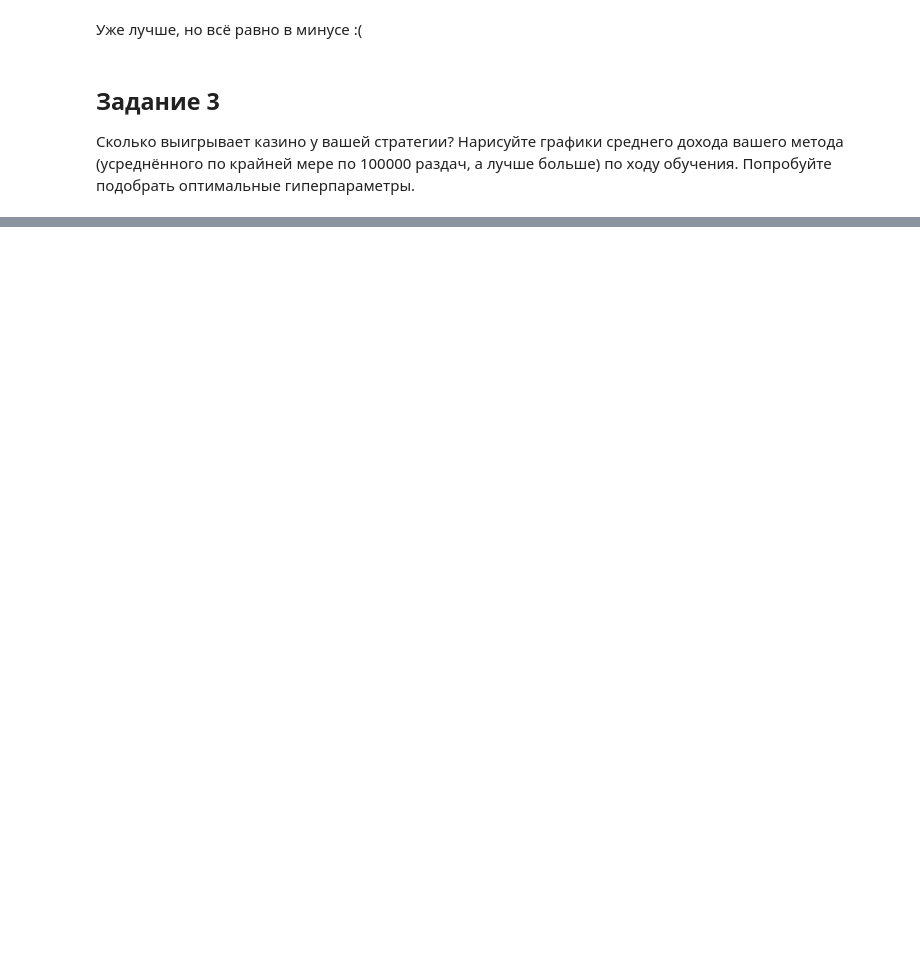
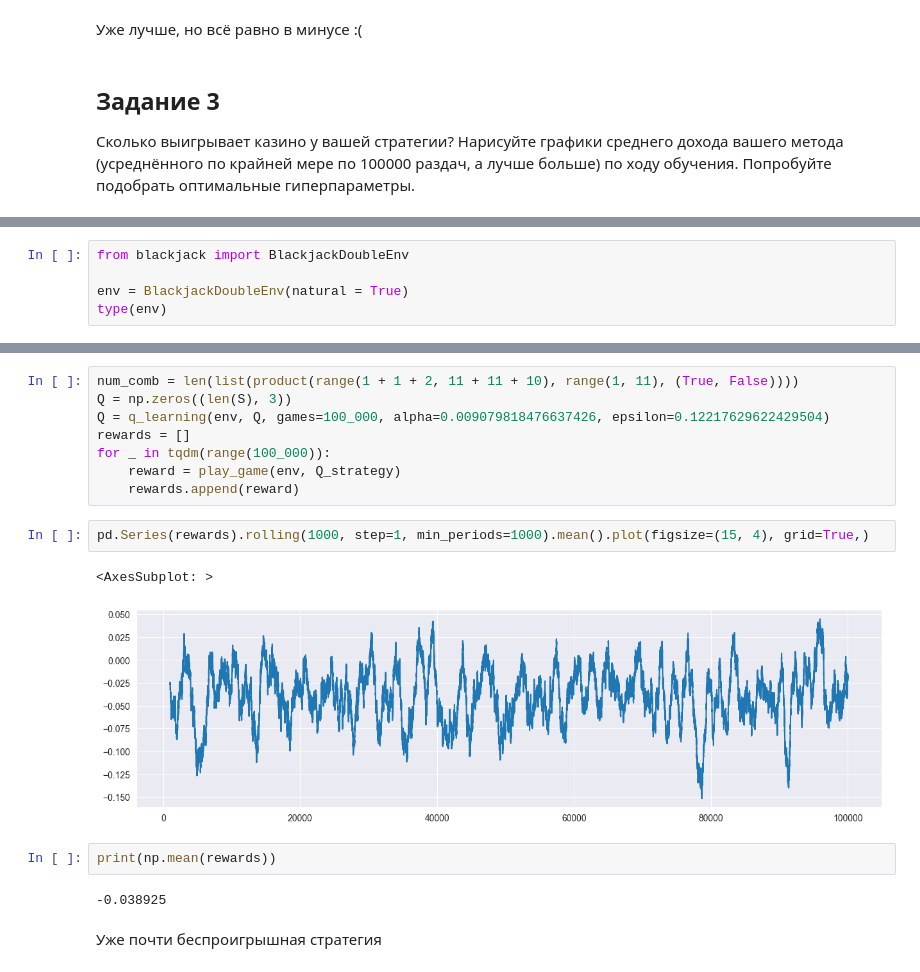
Before and after one commit to dertty/blackjack_RLandAdvancedDL, a Jupyter notebook: hw_script.ipynb, the cells around one changed output, grey strips where cells are left out. Cells and saved outputs as stored; diff of their text form; blank space fills up the shorter version.

```diff
--- a/hw_script.ipynb
+++ b/hw_script.ipynb
@@ -140,0 +198,5 @@ study.best_params
+# %%
+from blackjack import BlackjackDoubleEnv
+
+env = BlackjackDoubleEnv(natural = True)
+type(env)
@@ -140,0 +242,19 @@ study.best_params
+# %%
+num_comb = len(list(product(range(1 + 1 + 2, 11 + 11 + 10), range(1, 11), (True, False))))
+Q = np.zeros((len(S), 3))
+Q = q_learning(env, Q, games=100_000, alpha=0.009079818476637426, epsilon=0.12217629622429504)
+rewards = []
+for _ in tqdm(range(100_000)):
+    reward = play_game(env, Q_strategy)
+    rewards.append(reward)
+# %%
+pd.Series(rewards).rolling(1000, step=1, min_periods=1000).mean().plot(figsize=(15, 4), grid=True,)
+# %% [output]
+<AxesSubplot: >
+[figure, added]
+# %%
+print(np.mean(rewards))
+# %% [output]
+-0.038925
+# %% [markdown]
+Уже почти беспроигрышная стратегия
```
Also changed, not shown: parts of 18 cells of this notebook, 3 other files.
